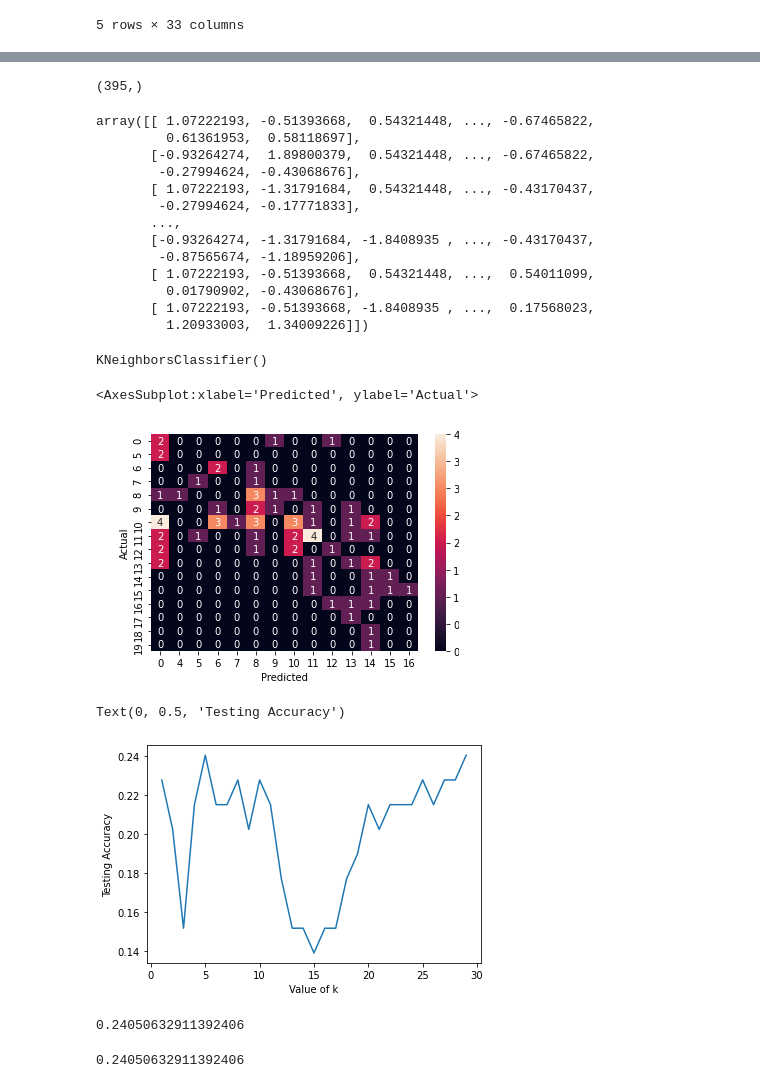
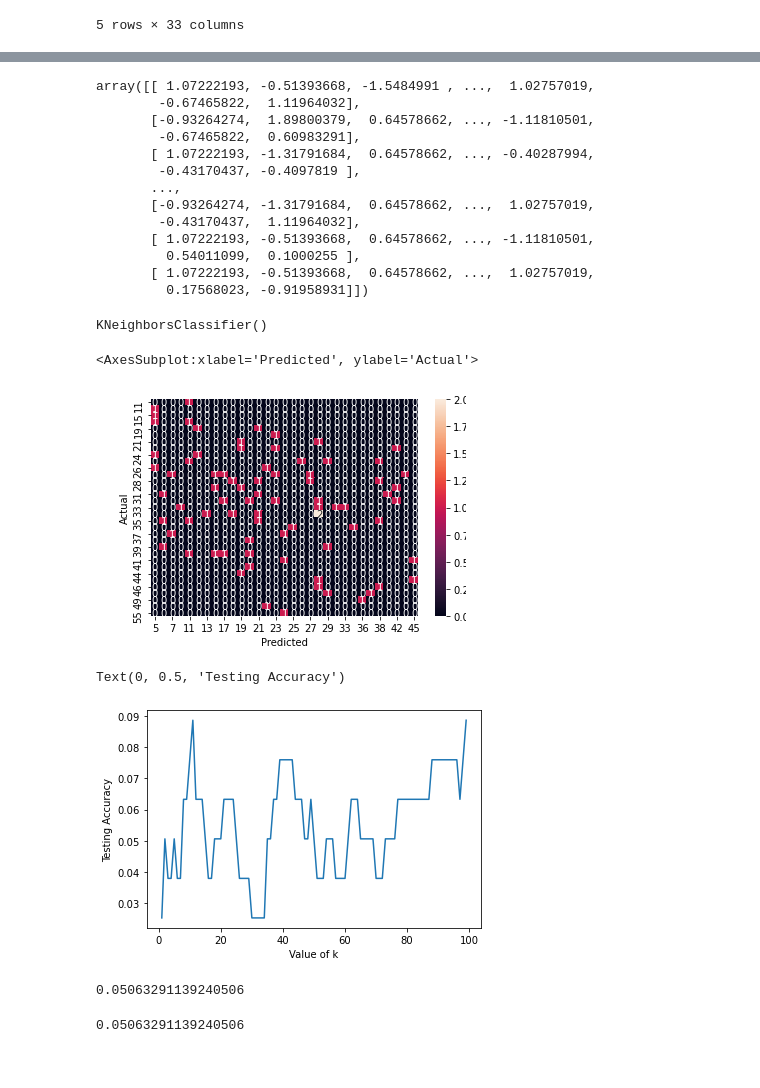
Before and after one commit to avanti-bhandarkar/KNN-NB-classifiers, a Jupyter notebook: scripts/chetan/knn_with_normalization.ipynb, the cells around one changed output, grey strips where cells are left out. Cells and saved outputs as stored; diff of their text form; code cells hidden in the pictures.

```diff
--- a/scripts/chetan/knn_with_normalization.ipynb
+++ b/scripts/chetan/knn_with_normalization.ipynb
@@ -28,4 +28,8 @@ df[['address']]=np.where(df[['address']]=='R',0,1)
 df[['famsize']]=np.where(df[['famsize']]=='LE3',0,1)
 df[['Pstatus']]=np.where(df[['Pstatus']]=='A',0,1)
 df[['guardian']]=np.where(df[['guardian']]=='mother',0,1)
-df = df.drop(columns=['school','Mjob','Fjob','reason'])
+df = df.drop(columns=['school','Mjob','Fjob','reason','address','nursery','higher','Medu','Fedu','address'])
+
+df['alc'] = df[['Dalc','Walc']].sum(axis=1)
+df['Gavg'] = df[['G1','G2','G3']].sum(axis=1)
+df.head()
@@ -41,0 +44,4 @@ df.head()
+# %%
+X = df.loc(axis=1)['sex','age','famsize','Pstatus','guardian','traveltime','studytime','failures','schoolsup','famsup','paid','activities','internet','romantic','famrel','freetime','health','absences','alc'].values
+X.shape
+X
@@ -42,4 +56,5 @@ df.head()
 # %%
-X = df.iloc[:,:28].values
-X.shape
+y = df.iloc[:,-1].values
+y.shape
+y
 # %% [output]
@@ -47,8 +78,3 @@ X.shape
-# %%
-y = df.iloc[:,-1].values
-y.shape
-# %% [output]
-(395,)
 # %%
 # Splitting data into training and testing dataset
 
@@ -61,19 +87,19 @@ X_train = scaler.transform(X_train)
 X_test = scaler.transform(X_test)
 X_train
 # %% [output]
-array([[ 1.07222193, -0.51393668,  0.54321448, ..., -0.67465822,
-         0.61361953,  0.58118697],
-       [-0.93264274,  1.89800379,  0.54321448, ..., -0.67465822,
-        -0.27994624, -0.43068676],
-       [ 1.07222193, -1.31791684,  0.54321448, ..., -0.43170437,
-        -0.27994624, -0.17771833],
+array([[ 1.07222193, -0.51393668, -1.5484991 , ...,  1.02757019,
+        -0.67465822,  1.11964032],
+       [-0.93264274,  1.89800379,  0.64578662, ..., -1.11810501,
+        -0.67465822,  0.60983291],
+       [ 1.07222193, -1.31791684,  0.64578662, ..., -0.40287994,
+        -0.43170437, -0.4097819 ],
        ...,
-       [-0.93264274, -1.31791684, -1.8408935 , ..., -0.43170437,
-        -0.87565674, -1.18959206],
-       [ 1.07222193, -0.51393668,  0.54321448, ...,  0.54011099,
-         0.01790902, -0.43068676],
-       [ 1.07222193, -0.51393668, -1.8408935 , ...,  0.17568023,
-         1.20933003,  1.34009226]])
+       [-0.93264274, -1.31791684,  0.64578662, ...,  1.02757019,
+        -0.43170437,  1.11964032],
+       [ 1.07222193, -0.51393668,  0.64578662, ..., -1.11810501,
+         0.54011099,  0.1000255 ],
+       [ 1.07222193, -0.51393668,  0.64578662, ...,  1.02757019,
+         0.17568023, -0.91958931]])
 # %%
 # Training the KNN model with K = 5 for first instance
 
@@ -92,14 +118,14 @@ confusion_matrix = pd.crosstab(y_test, y_pred, rownames =  ['Actual'], colnames
 sn.heatmap(confusion_matrix, annot = True)
 # %% [output]
 <AxesSubplot:xlabel='Predicted', ylabel='Actual'>
-[figure, old version]
+[figure, new version]
 # %%
 # Training the classifier to find the best value of K
 
 from sklearn import metrics
 scores = {}
 scores_list = []
-for k in range(1,30):
+for k in range(1,100):
   classifier1 = KNeighborsClassifier(n_neighbors = k)
   classifier1.fit(X_train, y_train)
   y_pred1 = classifier1.predict(X_test)
@@ -107,19 +133,19 @@ for k in range(1,30):
   scores[k] = temp
   scores_list.append(temp)
 # %%
-k_range = range(1,30)
+k_range = range(1,100)
 plt.plot(k_range, scores_list)
 plt.xlabel('Value of k')
 plt.ylabel('Testing Accuracy')
 # %% [output]
 Text(0, 0.5, 'Testing Accuracy')
-[figure, old version]
+[figure, new version]
 # %%
 acc = accuracy_score(y_test, y_pred)
 acc
 # %% [output]
-0.24050632911392406
+0.05063291139240506
 # %%
 classifier.score(X_test, y_test)
 # %% [output]
-0.24050632911392406
+0.05063291139240506
```
Also changed, not shown: parts of 4 cells of this notebook, 1 other file.
